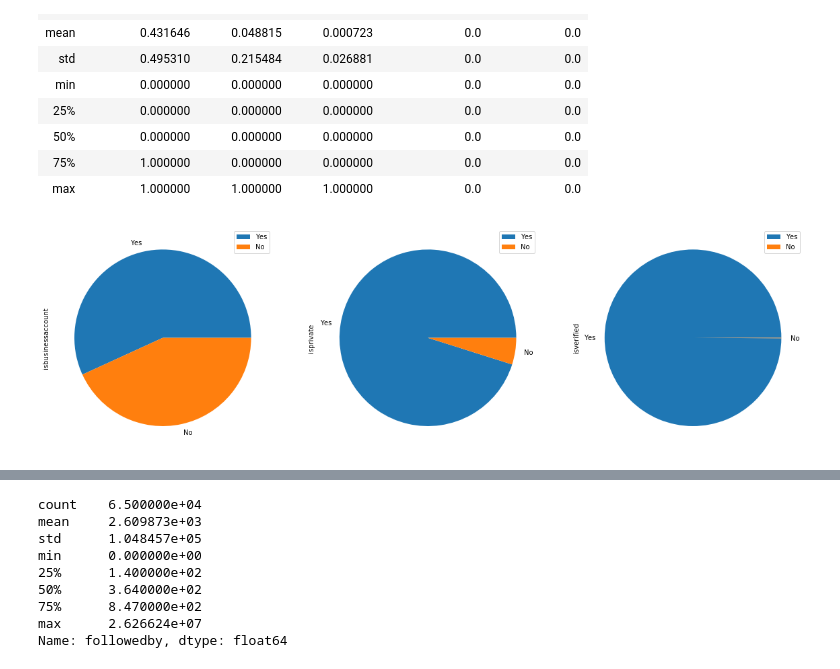
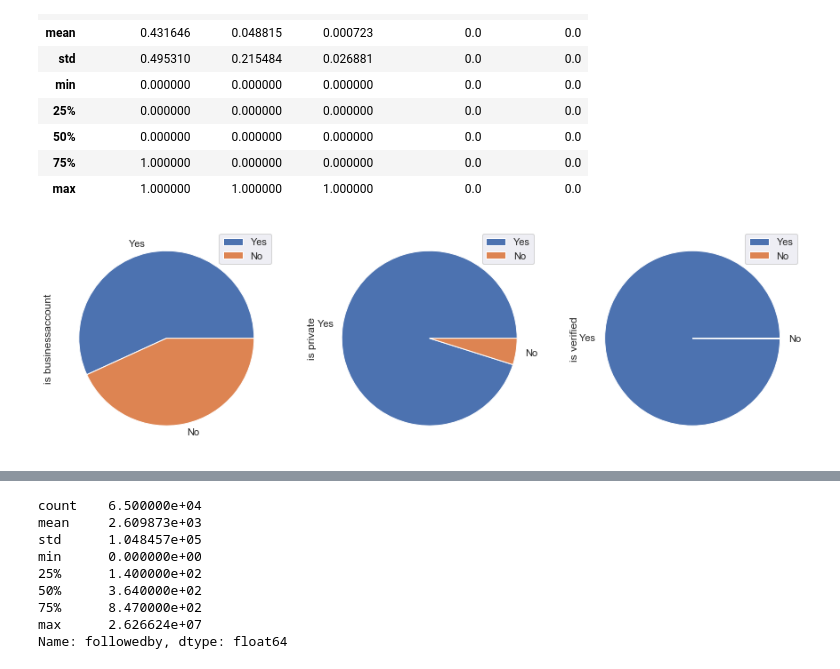
Before and after one commit to angrymuskrat/instagram-auditor, a Jupyter notebook: notebooks/profiles-EDA.ipynb, the cells around one changed output, grey strips where cells are left out. Saved outputs shown, nothing was run; the diff lists cells and outputs as text; code cells hidden in the pictures.

```diff
--- a/notebooks/profiles-EDA.ipynb
+++ b/notebooks/profiles-EDA.ipynb
@@ -7,6 +7,10 @@ import io
 from PIL import Image
 from IPython.core.interactiveshell import InteractiveShell
 InteractiveShell.ast_node_interactivity = "all"
+import seaborn as sns
+import matplotlib.pyplot as plt
+
+sns.set(rc={'figure.figsize':(11.7,8.27)})
 # %%
 SERVER_IP = "213.136.94.240"
 USERNAME = "admin"
@@ -76,15 +109,18 @@ meanful_categorical_fields = ['isbusinessaccount','isprivate','isverified']
 #df[meanful_categorical_fields].astype(int)
 df_pie = pd.DataFrame({},columns=meanful_categorical_fields)
 
+def binary_to_readable_name(word):
+    return f"is {word[2:]}"
+
 stat = dict()
 for binary in meanful_categorical_fields:
-
     counts = df[binary].value_counts()
-    stat[binary] = list(counts)
+    stat[binary_to_readable_name(binary)] = list(counts)
 # %%
 pie_data = pd.DataFrame(stat,
                   index=['Yes', 'No'])
 
-plot = pie_data.plot.pie(subplots=True, figsize=(20, 20))
+plot = pie_data.plot.pie(subplots=True, figsize=(15, 20))
+plt.savefig('pie.png',dpi=400)
 # %% [output]
-[figure, old version]
+[figure, new version]
```
Also changed, not shown: parts of 10 cells of this notebook.
